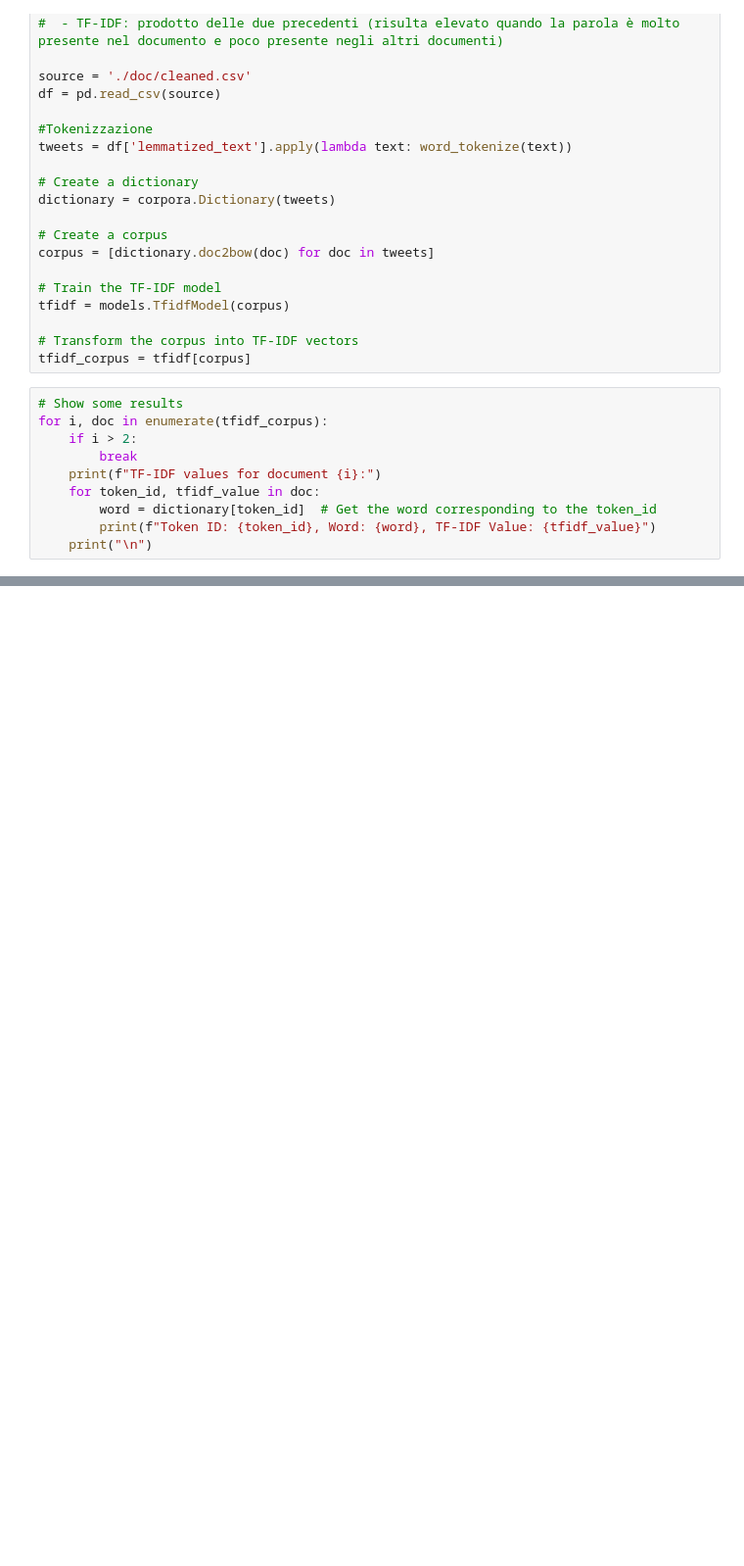
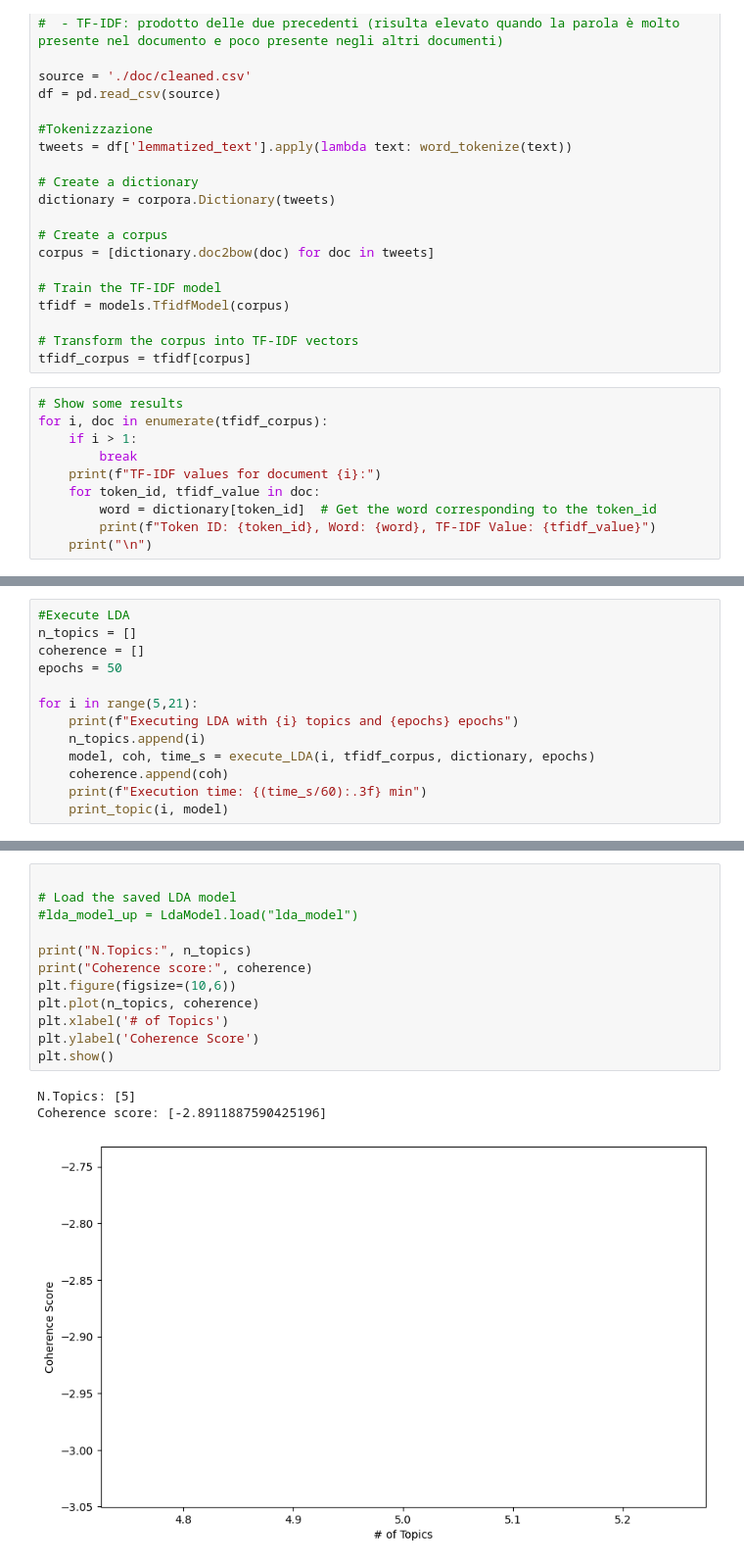
Before and after one commit to dream-19/Topic_Modeling_and_Sentiment_Analysis_on_Tweets, a Jupyter notebook: processing.ipynb, the cells around one changed output, grey strips where cells are left out. Shown at 98% size. Drawn from its saved outputs; the diff is of its cells as text; blank space fills up the shorter version.

Commit message:
ready to execute

```diff
--- a/processing.ipynb
+++ b/processing.ipynb
@@ -46,7 +46,7 @@ tfidf_corpus = tfidf[corpus]
 # %%
 # Show some results
 for i, doc in enumerate(tfidf_corpus):
-    if i > 2:
+    if i > 1:
         break
     print(f"TF-IDF values for document {i}:")
     for token_id, tfidf_value in doc:
@@ -160,0 +131,13 @@ Coherence Score:  -7.981395765992124
+# %%
+#Execute LDA
+n_topics = []
+coherence = []
+epochs = 50
+
+for i in range(5,21):
+    print(f"Executing LDA with {i} topics and {epochs} epochs")
+    n_topics.append(i)
+    model, coh, time_s = execute_LDA(i, tfidf_corpus, dictionary, epochs)
+    coherence.append(coh)
+    print(f"Execution time: {(time_s/60):.3f} min")
+    print_topic(i, model)
@@ -161,2 +154,18 @@ Coherence Score:  -7.981395765992124
+# %%
+
+# Load the saved LDA model
+#lda_model_up = LdaModel.load("lda_model")
+
+print("N.Topics:", n_topics)
+print("Coherence score:", coherence)
+plt.figure(figsize=(10,6))
+plt.plot(n_topics, coherence)
+plt.xlabel('# of Topics')
+plt.ylabel('Coherence Score')
+plt.show()
+# %% [output]
+N.Topics: [5]
+Coherence score: [-2.8911887590425196]
+[figure, added]
 # %%
 #pyLDAvis (https://siqi-zhu.medium.com/ldavis-a-deep-dive-into-the-popular-topic-modeling-tool-d0c61a03e969)
```
Also changed, not shown: parts of 7 cells of this notebook, 2 other files.
